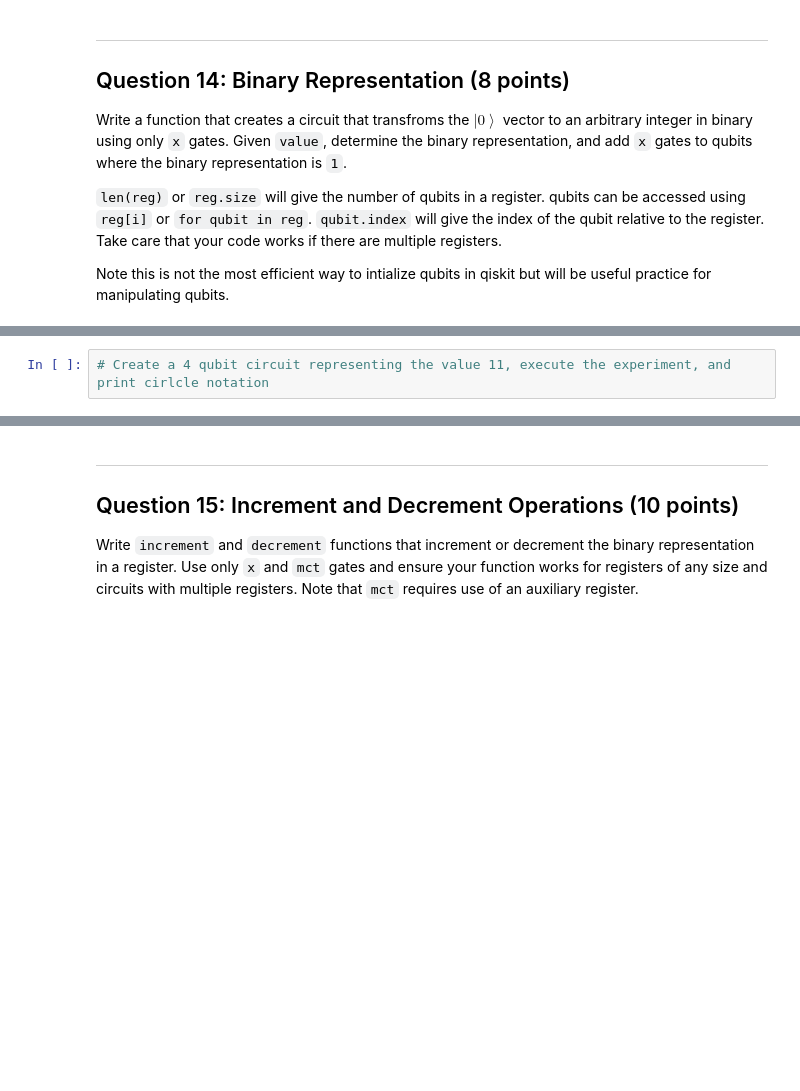
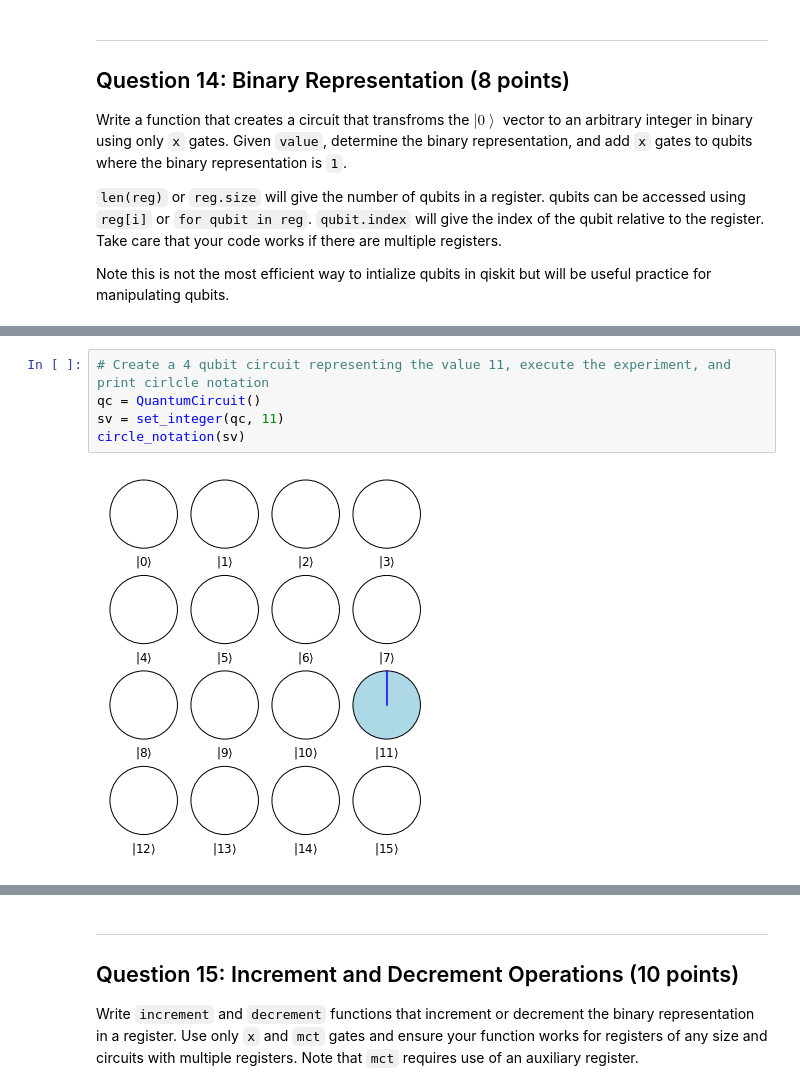
Before and after one commit to jiayuanx/quantum-computing, a Jupyter notebook: assignments/HW1-v1.ipynb, the cells around one changed output, grey strips where cells are left out. Cells and saved outputs as stored; diff of their text form; blank space fills up the shorter version.

```diff
--- a/assignments/HW1-v1.ipynb
+++ b/assignments/HW1-v1.ipynb
@@ -733,5 +760,10 @@ def set_integer(qc, value, reg=None):
 # %%
 # Create a 4 qubit circuit representing the value 11, execute the experiment, and print cirlcle notation
+qc = QuantumCircuit()
+sv = set_integer(qc, 11)
+circle_notation(sv)
+# %% [output]
+[figure, added]
 # %%
 # Create a circuit with 2 registers of 2 cubits each.
 # Set the first register to 1 and the second register to 2, run the circuit, and print circle notation
```
Also changed, not shown: parts of 9 cells of this notebook, 1 other file.
